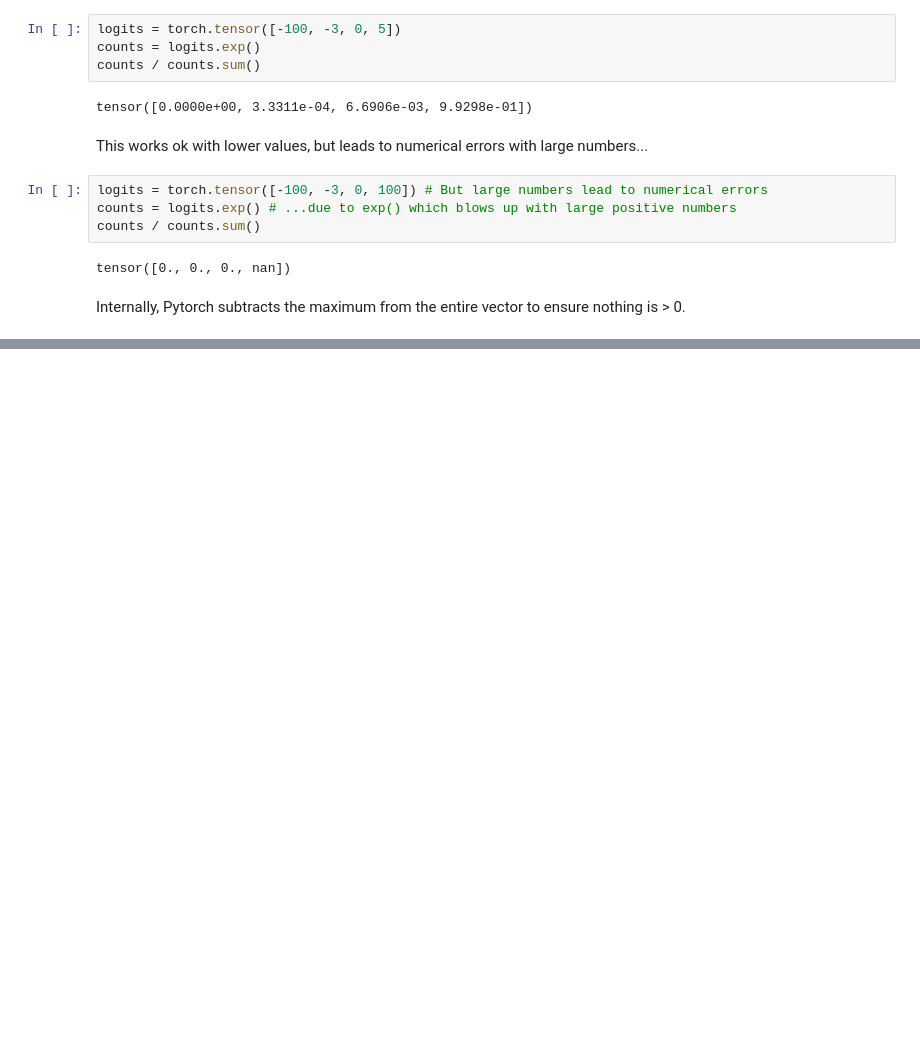
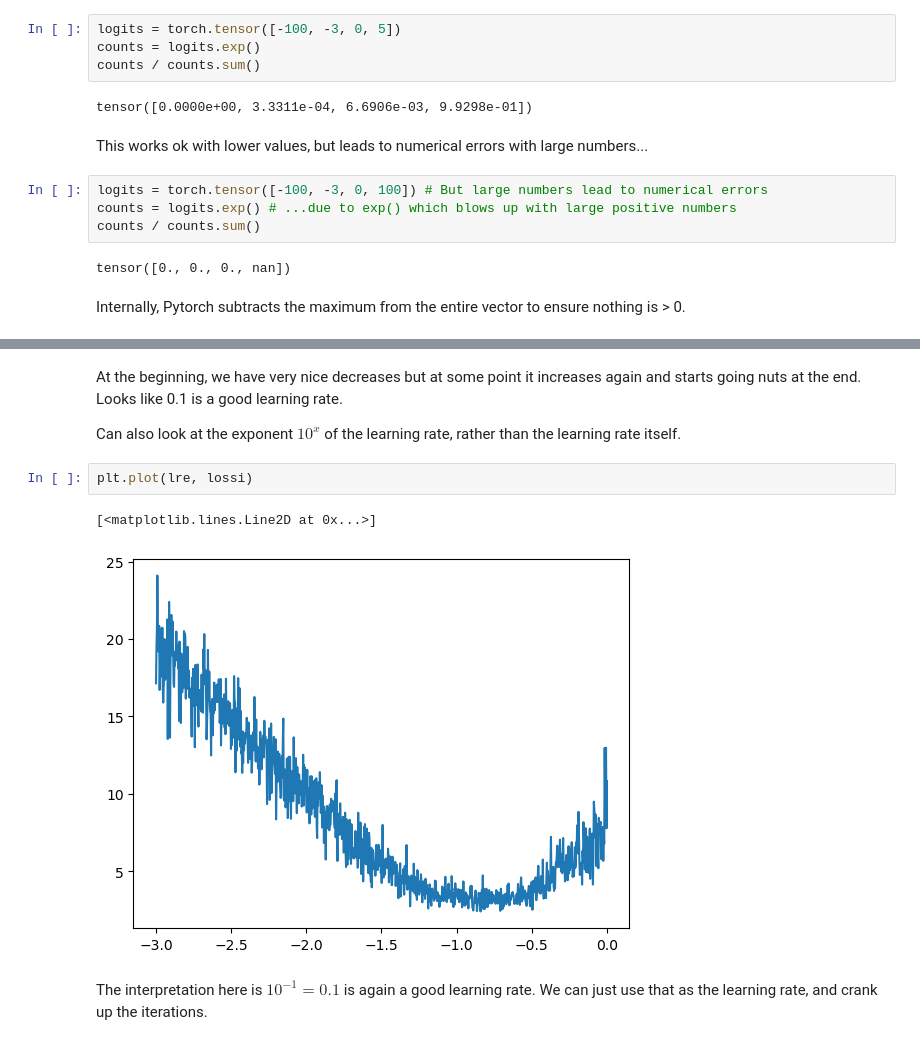
Before and after one commit to phively/nn-zero-to-hero, a Jupyter notebook: 03 Building makemore 2 - MLP.ipynb, the cells around one changed output, grey strips where cells are left out. Drawn from its saved outputs; the diff is of its cells as text; blank space fills up the shorter version.

```diff
--- a/03 Building makemore 2 - MLP.ipynb
+++ b/03 Building makemore 2 - MLP.ipynb
@@ -341,0 +811,11 @@ Internally, Pytorch subtracts the maximum from the entire vector to ensure nothi
+# %% [markdown]
+At the beginning, we have very nice decreases but at some point it increases again and starts going nuts at the end. Looks like 0.1 is a good learning rate.
+
+Can also look at the exponent $10^x$ of the learning rate, rather than the learning rate itself.
+# %%
+plt.plot(lre, lossi)
+# %% [output]
+[<matplotlib.lines.Line2D at 0x...>]
+[figure, added]
+# %% [markdown]
+The interpretation here is $10^{-1} = 0.1$ is again a good learning rate. We can just use that as the learning rate, and crank up the iterations.
```
Also changed, not shown: parts of 43 cells of this notebook.
